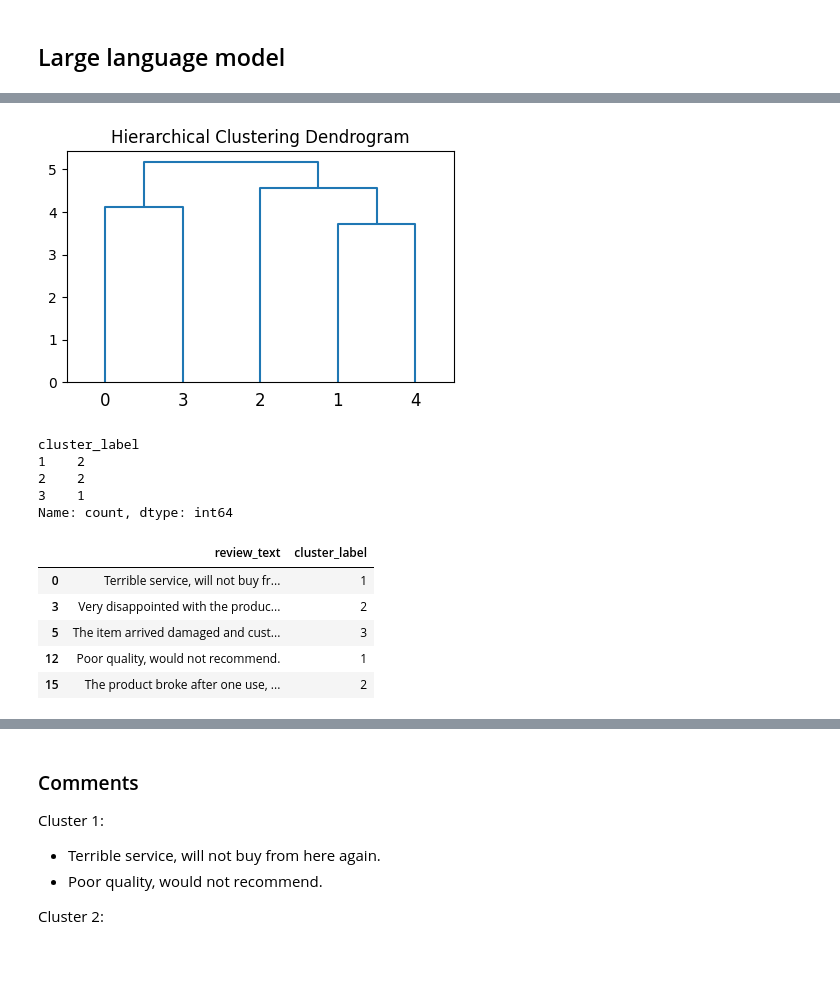
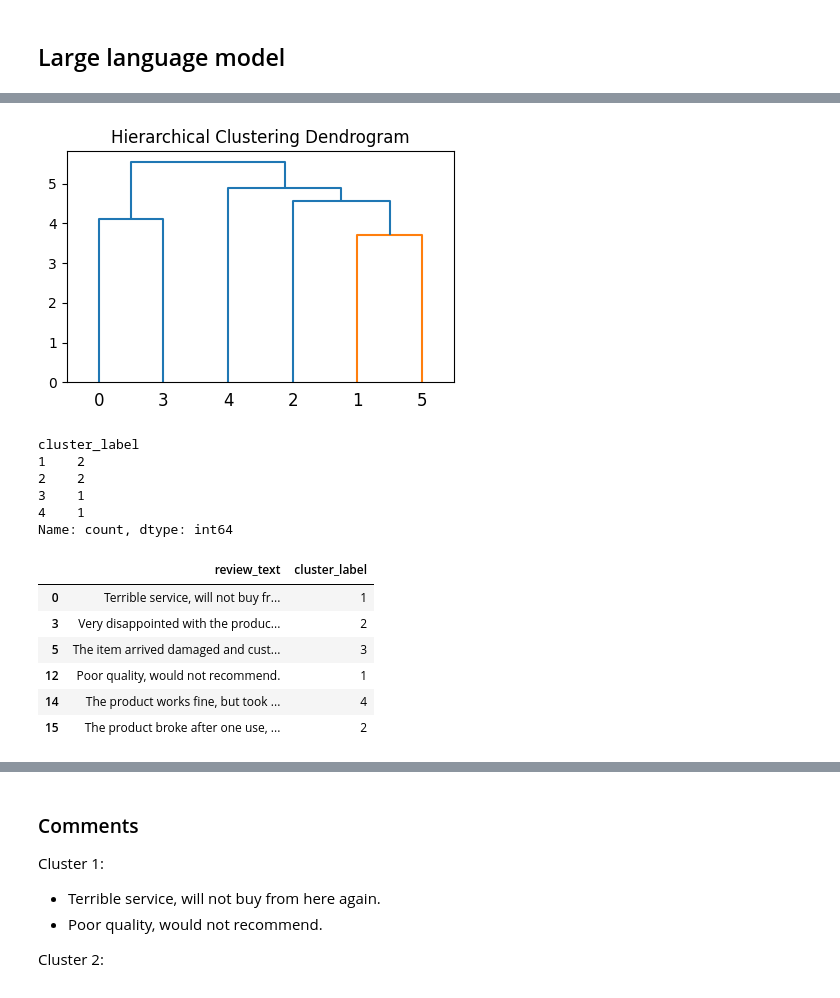
Before and after one commit to csmaiz/vw_technical_challenge, a Jupyter notebook: src/Task4_Real_world_Scenario.ipynb, the cells around one changed output, grey strips where cells are left out. Drawn from its saved outputs; the diff is of its cells as text; code cells hidden in the pictures; blank space fills up the shorter version.

```diff
--- a/src/Task4_Real_world_Scenario.ipynb
+++ b/src/Task4_Real_world_Scenario.ipynb
@@ -418,7 +403,7 @@ from scipy.cluster.hierarchy import dendrogram, linkage
 import matplotlib.pyplot as plt
 
 
-df_negative = df[df["vader_label_3categ"].isin(["negative"])].drop_duplicates(["review_text"])
+df_negative = df[df["bert_label_3categ"].isin(["negative"])].drop_duplicates(["review_text"])
 display(df_negative)
 
 # Remove duplicate reviews before running the clustering since duplicate reviews
@@ -449,5 +435,5 @@ plt.show()
 | 15 | The product broke after one use, ... | product broke one use unhappy | negative | negative | 0.000230 | negative | ... |
-[figure, old version]
+[figure, new version]
 # %%
 # Decide the number of clusters by cutting the dendrogram
 num_clusters = 4  # Adjust based on the dendrogram
@@ -469,12 +455,14 @@ cluster_label
 1    2
 2    2
 3    1
+4    1
 Name: count, dtype: int64
 |  | review_text | cluster_label |
 | 0 | Terrible service, will not buy fr... | 1 |
 | 3 | Very disappointed with the produc... | 2 |
 | 5 | The item arrived damaged and cust... | 3 |
 | 12 | Poor quality, would not recommend. | 1 |
+| 14 | The product works fine, but took ... | 4 |
 | 15 | The product broke after one use, ... | 2 |
 # %%
 for cluster in range(1,num_clusters+1):
```
Also changed, not shown: parts of 15 cells of this notebook.
